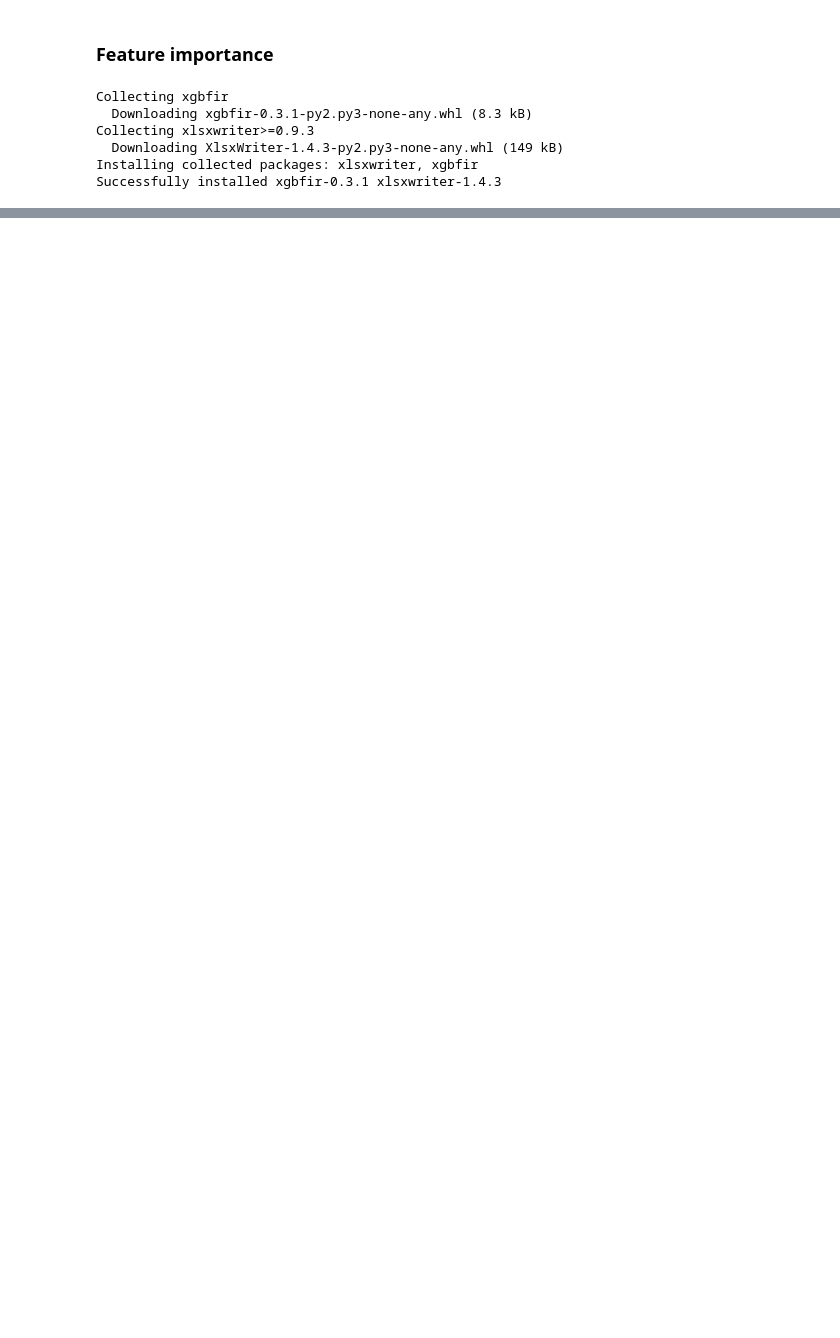
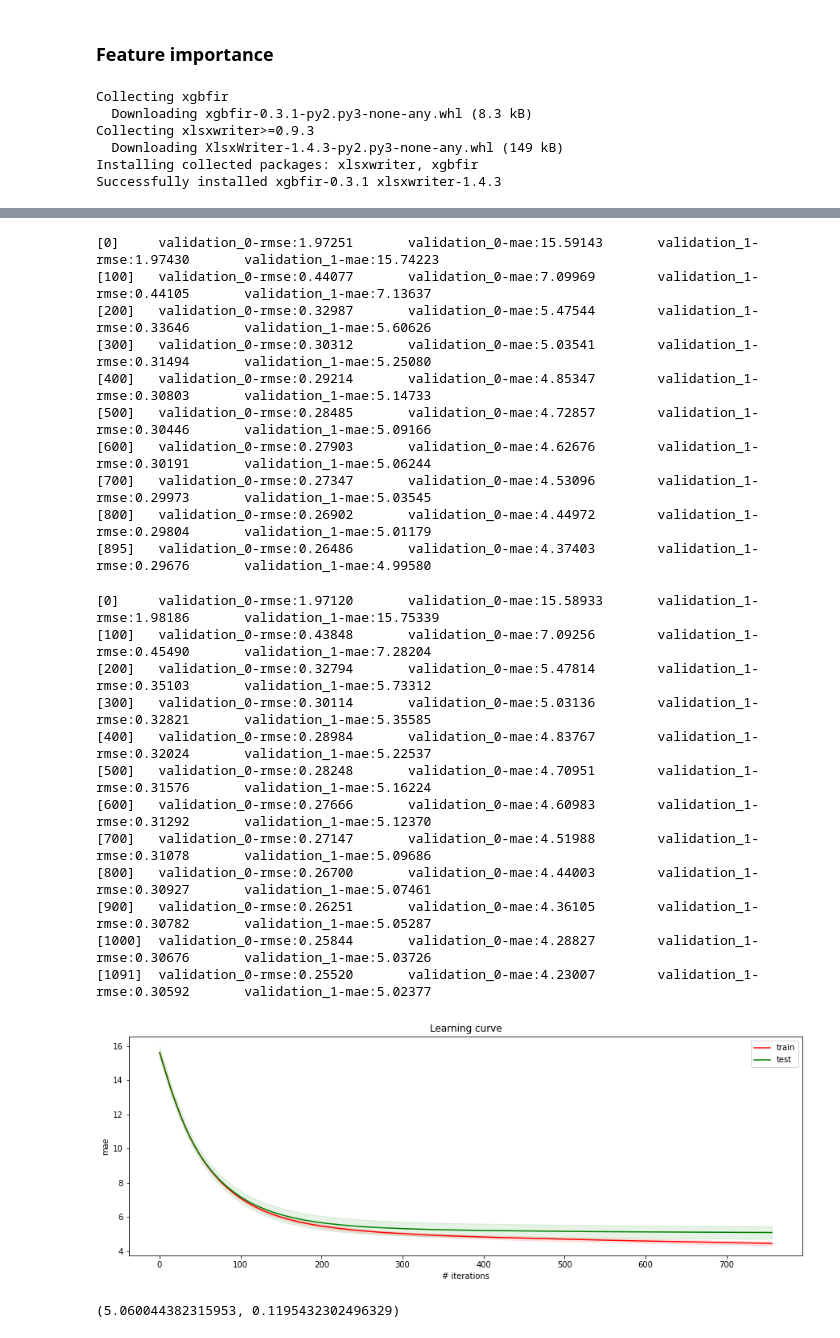
Before and after one commit to DataCrane/PML-kaggle-competition-2021, a Jupyter notebook: pml-2021-competition.ipynb, the cells around one changed output, grey strips where cells are left out. Cells and saved outputs as stored; diff of their text form; code cells hidden in the pictures; blank space fills up the shorter version.

```diff
--- a/pml-2021-competition.ipynb
+++ b/pml-2021-competition.ipynb
@@ -1221,0 +1296,15 @@ Parameters: { "n_estimators" } might not be used.
+# %%
+xgb_params = {'objective' : fair_obj,
+              'colsample_bytree': 0.639338169696854,
+              'learning_rate': 0.010004061027776059,
+              'max_depth': 17,
+              'reg_alpha': 1.1538760116889881,
+              'reg_lambda': 0.9937596019610064,
+              'min_child_weight': 6,
+              'n_estimators': 1200,
+              'subsample': 0.8762074509846408,
+              'tree_method': 'gpu_hist',
+              'random_state': 20}
+# %%
+cv_xgb(train, feats, xgb_params,folds=5, shift=shift, early_stopping_rounds=5, verbose =100)
+# %% [output]
@@ -1221,0 +1341,24 @@ Parameters: { "n_estimators" } might not be used.
+[0]     validation_0-rmse:1.97251       validation_0-mae:15.59143       validation_1-rmse:1.97430       validation_1-mae:15.74223
+[100]   validation_0-rmse:0.44077       validation_0-mae:7.09969        validation_1-rmse:0.44105       validation_1-mae:7.13637
+[200]   validation_0-rmse:0.32987       validation_0-mae:5.47544        validation_1-rmse:0.33646       validation_1-mae:5.60626
+[300]   validation_0-rmse:0.30312       validation_0-mae:5.03541        validation_1-rmse:0.31494       validation_1-mae:5.25080
+[400]   validation_0-rmse:0.29214       validation_0-mae:4.85347        validation_1-rmse:0.30803       validation_1-mae:5.14733
+[500]   validation_0-rmse:0.28485       validation_0-mae:4.72857        validation_1-rmse:0.30446       validation_1-mae:5.09166
+[600]   validation_0-rmse:0.27903       validation_0-mae:4.62676        validation_1-rmse:0.30191       validation_1-mae:5.06244
+[700]   validation_0-rmse:0.27347       validation_0-mae:4.53096        validation_1-rmse:0.29973       validation_1-mae:5.03545
+[800]   validation_0-rmse:0.26902       validation_0-mae:4.44972        validation_1-rmse:0.29804       validation_1-mae:5.01179
+[895]   validation_0-rmse:0.26486       validation_0-mae:4.37403        validation_1-rmse:0.29676       validation_1-mae:4.99580
+[0]     validation_0-rmse:1.97120       validation_0-mae:15.58933       validation_1-rmse:1.98186       validation_1-mae:15.75339
+[100]   validation_0-rmse:0.43848       validation_0-mae:7.09256        validation_1-rmse:0.45490       validation_1-mae:7.28204
+[200]   validation_0-rmse:0.32794       validation_0-mae:5.47814        validation_1-rmse:0.35103       validation_1-mae:5.73312
+[300]   validation_0-rmse:0.30114       validation_0-mae:5.03136        validation_1-rmse:0.32821       validation_1-mae:5.35585
+[400]   validation_0-rmse:0.28984       validation_0-mae:4.83767        validation_1-rmse:0.32024       validation_1-mae:5.22537
+[500]   validation_0-rmse:0.28248       validation_0-mae:4.70951        validation_1-rmse:0.31576       validation_1-mae:5.16224
+[600]   validation_0-rmse:0.27666       validation_0-mae:4.60983        validation_1-rmse:0.31292       validation_1-mae:5.12370
+[700]   validation_0-rmse:0.27147       validation_0-mae:4.51988        validation_1-rmse:0.31078       validation_1-mae:5.09686
+[800]   validation_0-rmse:0.26700       validation_0-mae:4.44003        validation_1-rmse:0.30927       validation_1-mae:5.07461
+[900]   validation_0-rmse:0.26251       validation_0-mae:4.36105        validation_1-rmse:0.30782       validation_1-mae:5.05287
+[1000]  validation_0-rmse:0.25844       validation_0-mae:4.28827        validation_1-rmse:0.30676       validation_1-mae:5.03726
+[1091]  validation_0-rmse:0.25520       validation_0-mae:4.23007        validation_1-rmse:0.30592       validation_1-mae:5.02377
+[figure, added]
+(5.060044382315953, 0.1195432302496329)
```
Also changed, not shown: parts of 12 cells of this notebook.
